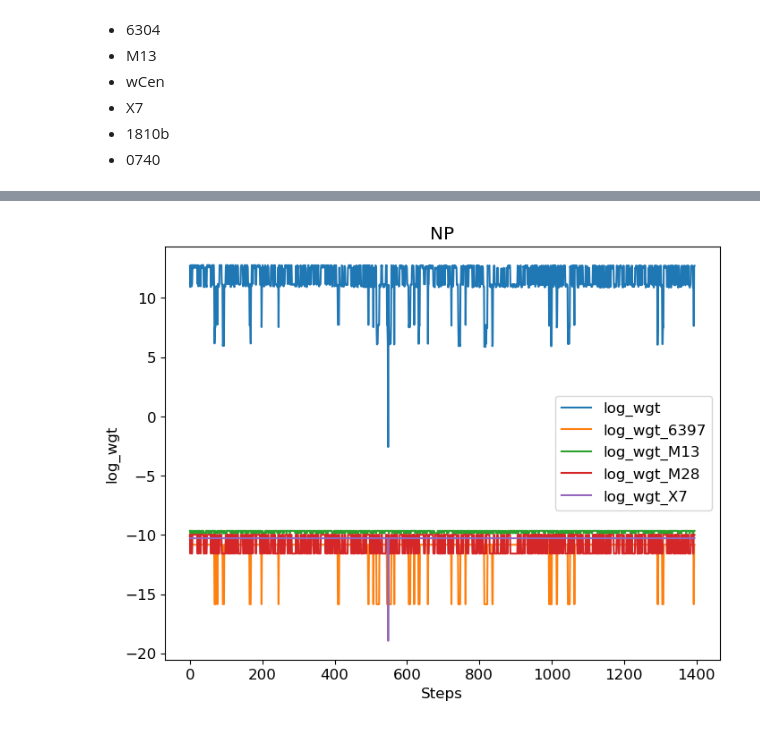
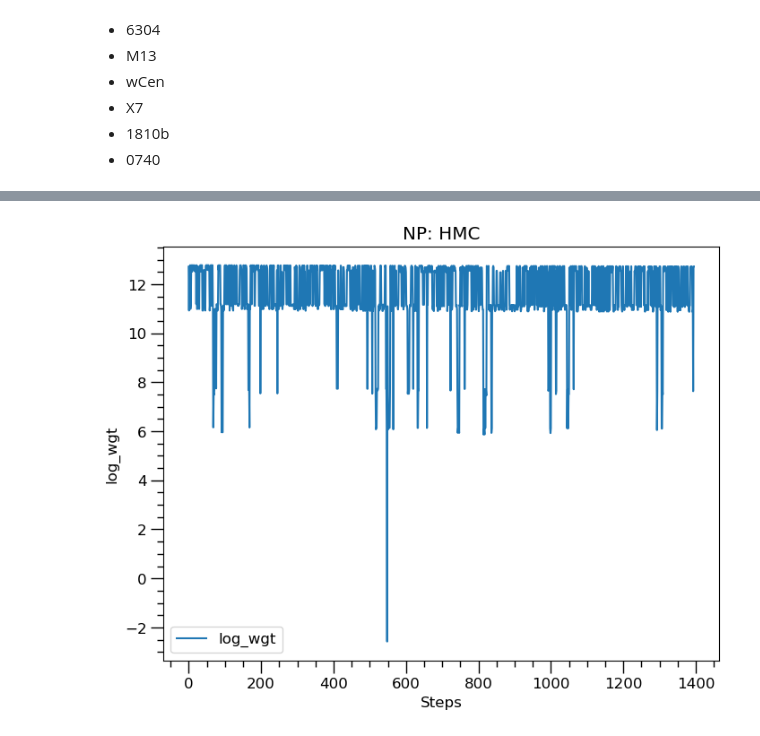
Before and after one commit to awsteiner/bamr, a Jupyter notebook: out/hmc.ipynb, the cells around one changed output, grey strips where cells are left out. Drawn from its saved outputs; the diff is of its cells as text; code cells hidden in the pictures.

```diff
--- a/out/hmc.ipynb
+++ b/out/hmc.ipynb
@@ -629,23 +424,46 @@ for i in range(100):
 # %%
+data = h5py.File('hmc2/np_0_out', 'r')['markov_chain_0']['data']
+log_wgt = np.array(data['log_wgt'])
+#prob_gw17 = np.array(data['prob_gw17'])
+#prob_gw19 = np.array(data['prob_gw19'])
+#log_wgt_pop = np.array(data['log_wgt_pop'])
+#log_wgt_6304 = np.array(data['log_wgt_6304'])
+#log_wgt_6397 = np.array(data['log_wgt_6397'])
+#log_wgt_M13 = np.array(data['log_wgt_M13'])
+#log_wgt_M28 = np.array(data['log_wgt_M28'])
+#log_wgt_M30 = np.array(data['log_wgt_M30'])
+#log_wgt_wCen = np.array(data['log_wgt_wCen'])
+#log_wgt_X7 = np.array(data['log_wgt_X7'])
+#log_wgt_1810b = np.array(data['log_wgt_1810b'])
+#log_wgt_1724b = np.array(data['log_wgt_1724b'])
+#log_wgt_1702 = np.array(data['log_wgt_1702'])
+#log_wgt_0030 = np.array(data['log_wgt_0030'])
+#log_wgt_0740 = np.array(data['log_wgt_0740'])
+
 plt.figure(figsize=(8,6))
 plt.plot(log_wgt, label='log_wgt')
+
 #plt.plot(log_wgt_pop, label='log_wgt_pop')
 #plt.plot(log_wgt_6304, label='log_wgt_6304')
-plt.plot(log_wgt_6397, label='log_wgt_6397')
-plt.plot(log_wgt_M13, label='log_wgt_M13')
-plt.plot(log_wgt_M28, label='log_wgt_M28')
+#plt.plot(log_wgt_6397, label='log_wgt_6397')
+#plt.plot(log_wgt_M13, label='log_wgt_M13')
+#plt.plot(log_wgt_M28, label='log_wgt_M28')
 #plt.plot(log_wgt_M30, label='log_wgt_M30')
 #plt.plot(log_wgt_wCen, label='log_wgt_wCen')
-plt.plot(log_wgt_X7, label='log_wgt_X7')
+#plt.plot(log_wgt_X7, label='log_wgt_X7')
 #plt.plot(log_wgt_1810b, label='log_wgt_1810b')
 #plt.plot(log_wgt_1724b, label='log_wgt_1724b')
 #plt.plot(log_wgt_1702, label='log_wgt_1702')
 #plt.plot(log_wgt_0030, label='log_wgt_0030')
 #plt.plot(log_wgt_0740, label='log_wgt_0740')
+
 plt.xlabel('Steps')
 plt.ylabel('log_wgt')
-plt.title('NP')
+plt.title('NP: HMC')
+plt.minorticks_on()
+plt.tick_params('both', length=10, width=1, which='major')
+plt.tick_params('both', length=5, width=1, which='minor')
 plt.legend()
 plt.show()
 # %% [output]
-[figure, old version]
+[figure, new version]
```
Also changed, not shown: parts of 19 cells of this notebook, 2 other files.
